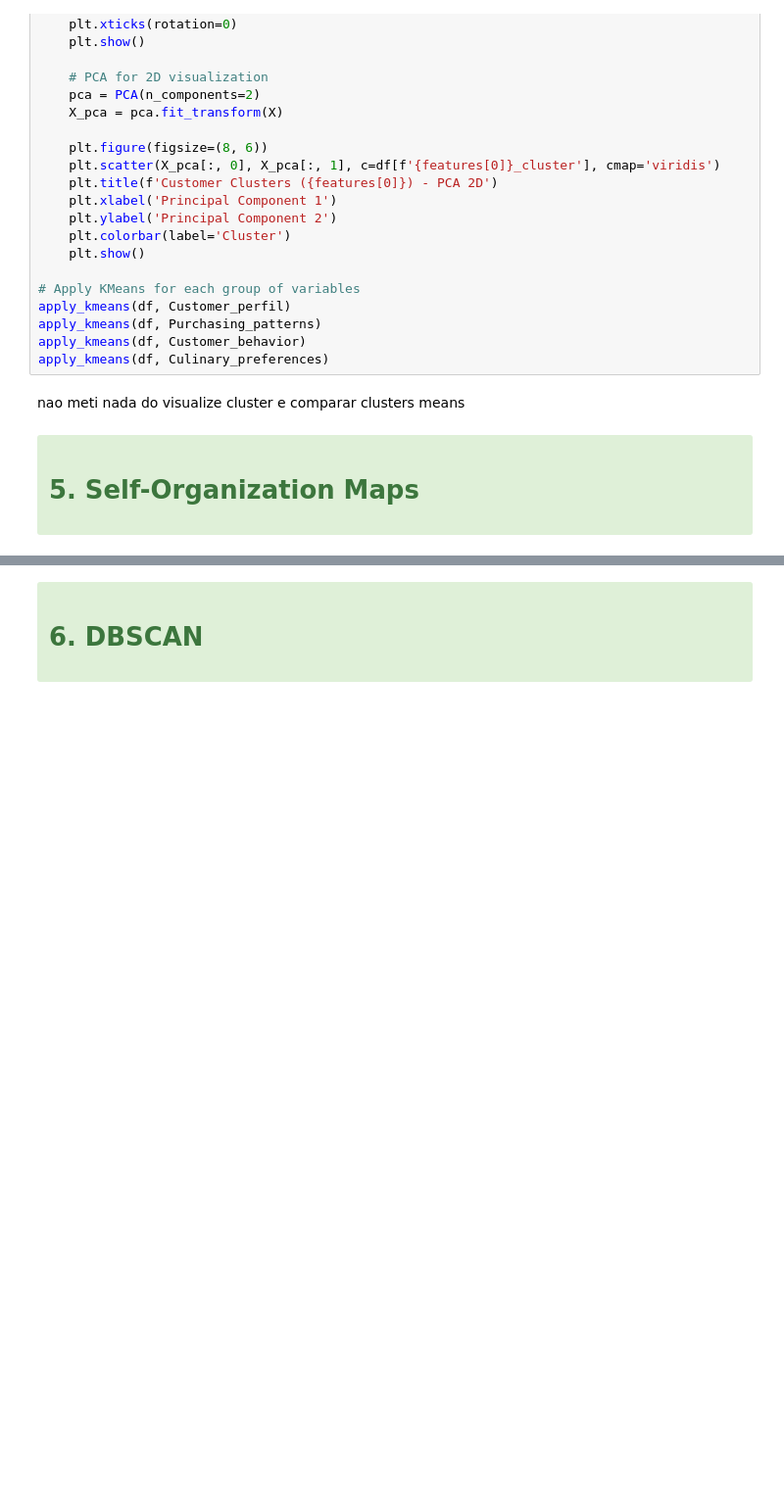
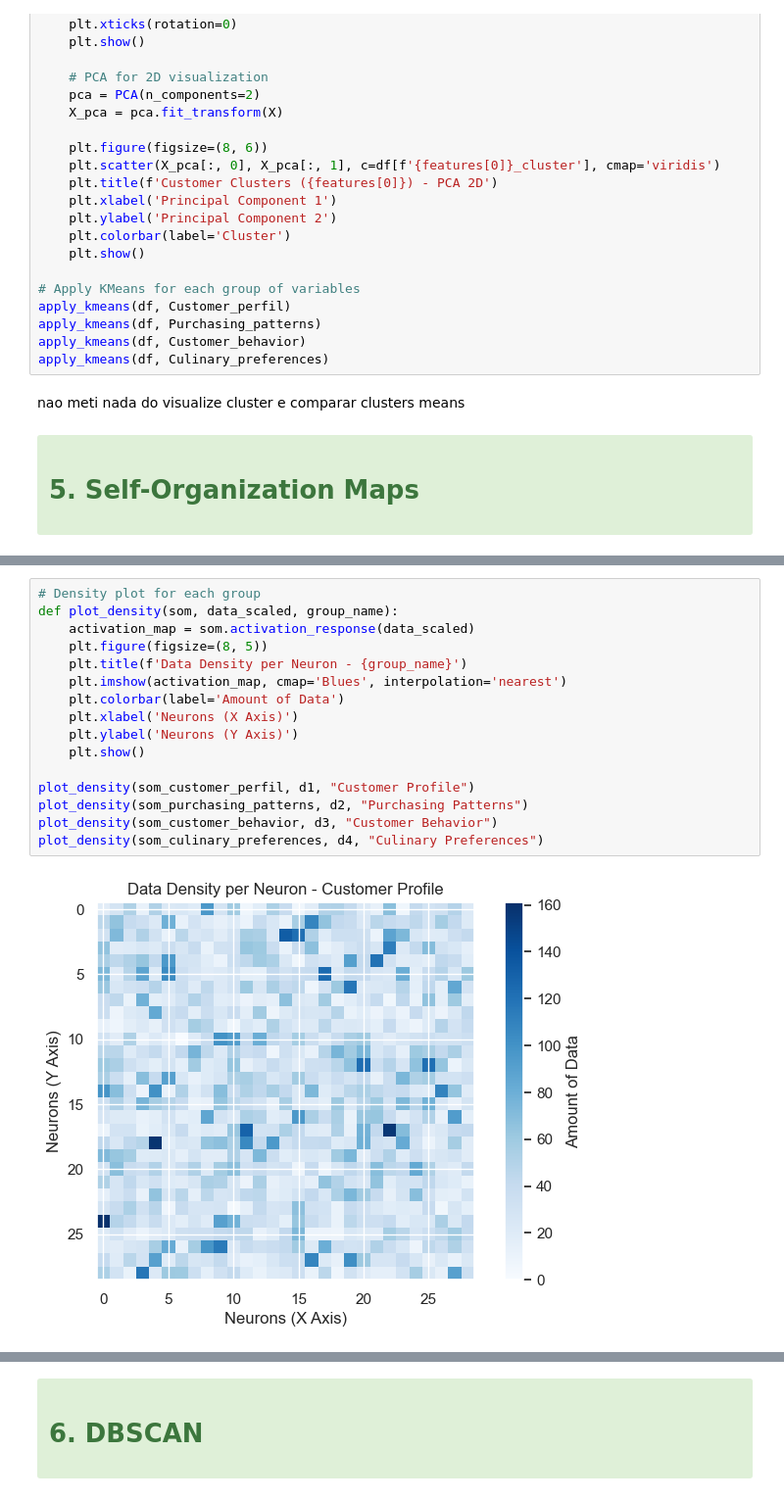
Before and after one commit to Rafs2203/DM, a Jupyter notebook: parte_clusters.ipynb, the cells around one changed output, grey strips where cells are left out. Shown at 98% size. Saved outputs shown, nothing was run; the diff lists cells and outputs as text; blank space fills up the shorter version.

```diff
--- a/parte_clusters.ipynb
+++ b/parte_clusters.ipynb
@@ -1386,0 +1545,18 @@ nao meti nada do visualize cluster  e comparar clusters means
+# %%
+# Density plot for each group
+def plot_density(som, data_scaled, group_name):
+    activation_map = som.activation_response(data_scaled)
+    plt.figure(figsize=(8, 5))
+    plt.title(f'Data Density per Neuron - {group_name}')
+    plt.imshow(activation_map, cmap='Blues', interpolation='nearest')
+    plt.colorbar(label='Amount of Data')
+    plt.xlabel('Neurons (X Axis)')
+    plt.ylabel('Neurons (Y Axis)')
+    plt.show()
+
+plot_density(som_customer_perfil, d1, "Customer Profile")
+plot_density(som_purchasing_patterns, d2, "Purchasing Patterns")
+plot_density(som_customer_behavior, d3, "Customer Behavior")
+plot_density(som_culinary_preferences, d4, "Culinary Preferences")
+# %% [output]
+[figure, added]
```
Also changed, not shown: parts of 57 cells of this notebook.
